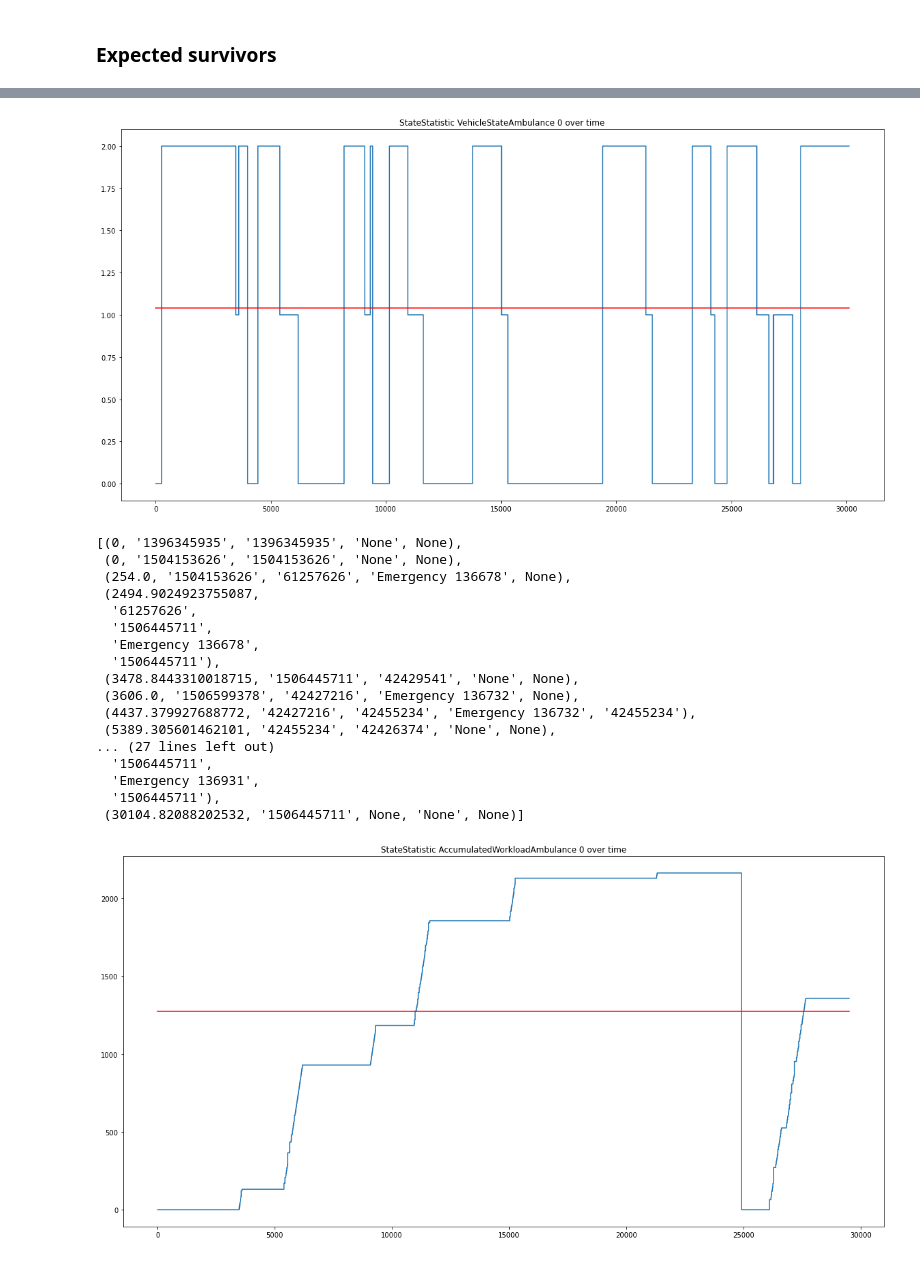
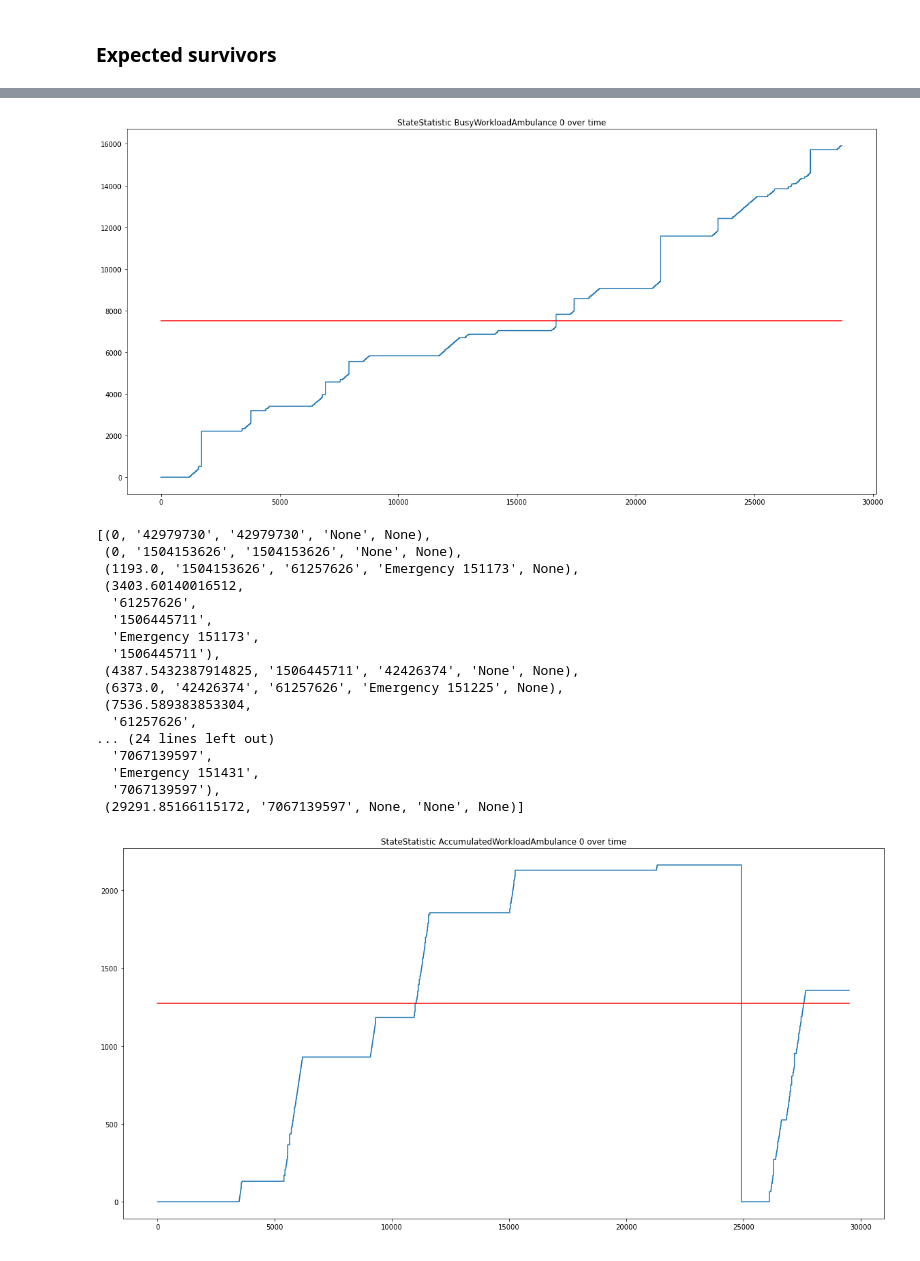
Before and after one commit to yamilbknsu/ems-ny-data, a Jupyter notebook: StatisticsDisplay3.ipynb, the cells around one changed output, grey strips where cells are left out. Drawn from its saved outputs; the diff is of its cells as text; code cells hidden in the pictures.

```diff
--- a/StatisticsDisplay3.ipynb
+++ b/StatisticsDisplay3.ipynb
@@ -101,22 +101,35 @@ nyc_boundaries = gpd.read_file(DATA_DIR + 'Old Files/Generated Shapefiles/NYC Su
 # %% [markdown]
 ## Model config name
 # %%
-name = 'D:/FTP results/Another try 1/friday_{}_5_0.7_0.05_Base_355ALS802BLS_86400_0_8_864000_60_1_1e-06_2160_1200_800_3600.pickle'
+name = 'D:/FTP results/Final1/friday_{}_0_0.7_0.05_Base_355ALS802BLS_86400_250_8_864000_60_1_1e-10_2160_1200_800_3600.pickle'
 # %% [markdown]
 ### Expected survivors
 # %%
 def SurvivalFunction(response_times):
         return (1 + np.exp(0.679 + .262 * response_times)) ** -1
-with open(name.format('SBRDAStatic'), 'rb') as f:
-    statistics = pickle.load(f)
-print('SBRDAStatic', [sum(SurvivalFunction((e[4] - e[3])/60) if statistics[1][e[-1]]['Statistics']['Borough'].data == b and e[2] == 1 else 0 for e in statistics[2]) for b in range(1,6)])
+#with open(name.format('SBRDAStatic'), 'rb') as f:
+#    statistics = pickle.load(f)
+#print('SBRDAStatic', [sum(SurvivalFunction((e[4] - e[3])/60) if e[2] == 1 and statistics[1][e[-1]]['Statistics']['Borough'].data == b else 0 for e in statistics[2]) for b in range(1,6)])
 with open(name.format('SBRDANew'), 'rb') as f:
     statistics = pickle.load(f)
-print('SBRDANew   ', [sum(SurvivalFunction((e[4] - e[3])/60) if statistics[1][e[-1]]['Statistics']['Borough'].data == b and e[2] == 1 else 0 for e in statistics[2]) for b in range(1,6)])
-with open(name.format('SBRDA'), 'rb') as f:
-    statistics = pickle.load(f)
-print('SBRDA      ', [sum(SurvivalFunction((e[4] - e[3])/60) if statistics[1][e[-1]]['Statistics']['Borough'].data == b and e[2] == 1 else 0 for e in statistics[2]) for b in range(1,6)])
-with open(name.format('ROA'), 'rb') as f:
-    statistics = pickle.load(f)
-print('ROA        ', [sum(SurvivalFunction((e[4] - e[3])/60) if statistics[1][e[-1]]['Statistics']['Borough'].data == b and e[2] == 1 else 0 for e in statistics[2]) for b in range(1,6)])
+#A = [SurvivalFunction((e[4] - e[3])/60) if e[2] == 1 and statistics[1][e[-1]]['Statistics']['Borough'].data == b else 0 for e in statistics[2] for b in range(1,6)]
+A = [SurvivalFunction((e[4] - e[3])/60) for e in statistics[2] for b in range(1,6) if e[2] == 1 and statistics[1][e[-1]]['Statistics']['Borough'].data == b]
+#print('SBRDANew   ', A)
+product = 1
+for e in A[:100]:
+    product *= e
+print(product)
+
+#with open(name.format('SBRDA'), 'rb') as f:
+#    statistics = pickle.load(f)
+#print('SBRDA      ', [sum(SurvivalFunction((e[4] - e[3])/60) if e[2] == 1 and statistics[1][e[-1]]['Statistics']['Borough'].data == b else 0 for e in statistics[2]) for b in range(1,6)])
+#with open(name.format('ROA'), 'rb') as f:
+#    statistics = pickle.load(f)
+#
+#A = [SurvivalFunction((e[4] - e[3])/60) if e[2] == 1 and statistics[1][e[-1]]['Statistics']['Borough'].data == b else 0 for e in statistics#[2] for b in range(1,6)]
+#print('ROA        ', A)
+#product = 1
+#for e in A:
+#    product *= e
+#print(prod)
 # %% [output]
@@ -127,5 +137,5 @@ ROA         [60.8923064060449, 59.55489480333138, 61.214309001741626, 37.6429337
 # %%
-fixed_model = 'SBRDANew'
+fixed_model = 'SBRDAStatic'
 ambulance = 'Ambulance 0'
 with open(name.format(fixed_model), 'rb') as f:
     statistics = pickle.load(f)
@@ -135,27 +145,27 @@ buildRelocationMap(loadVehicleRelocations(statistics[1][ambulance]['Record'], no
 # %%
 with open(name.format(fixed_model), 'rb') as f:
     statistics = pickle.load(f)
-visualize(statistics[1][ambulance]['Statistics']['State'], figsize=(20,10))
+visualize(statistics[1][ambulance]['Statistics']['BusyWorkload'], figsize=(20,10))
 statistics[1][ambulance]['Record']
 # %% [output]
-[figure, old version]
+[figure, new version]
-[(0, '1396345935', '1396345935', 'None', None),
+[(0, '42979730', '42979730', 'None', None),
  (0, '1504153626', '1504153626', 'None', None),
- (254.0, '1504153626', '61257626', 'Emergency 136678', None),
- (2494.9024923755087,
+ (1193.0, '1504153626', '61257626', 'Emergency 151173', None),
+ (3403.60140016512,
   '61257626',
   '1506445711',
-  'Emergency 136678',
+  'Emergency 151173',
   '1506445711'),
- (3478.8443310018715, '1506445711', '42429541', 'None', None),
- (3606.0, '1506599378', '42427216', 'Emergency 136732', None),
- (4437.379927688772, '42427216', '42455234', 'Emergency 136732', '42455234'),
- (5389.305601462101, '42455234', '42426374', 'None', None),
-... (27 lines left out)
-  '1506445711',
-  'Emergency 136931',
-  '1506445711'),
- (30104.82088202532, '1506445711', None, 'None', None)]
+ (4387.5432387914825, '1506445711', '42426374', 'None', None),
+ (6373.0, '42426374', '61257626', 'Emergency 151225', None),
+ (7536.589383853304,
+  '61257626',
+... (24 lines left out)
+  '7067139597',
+  'Emergency 151431',
+  '7067139597'),
+ (29291.85166115172, '7067139597', None, 'None', None)]
 # %%
 visualize(statistics[1][ambulance]['Statistics']['AccumulatedWorkload'], figsize=(20,10))
 statistics[1][ambulance]['Record']
```
Also changed, not shown: parts of 10 cells of this notebook, 4 other files.
